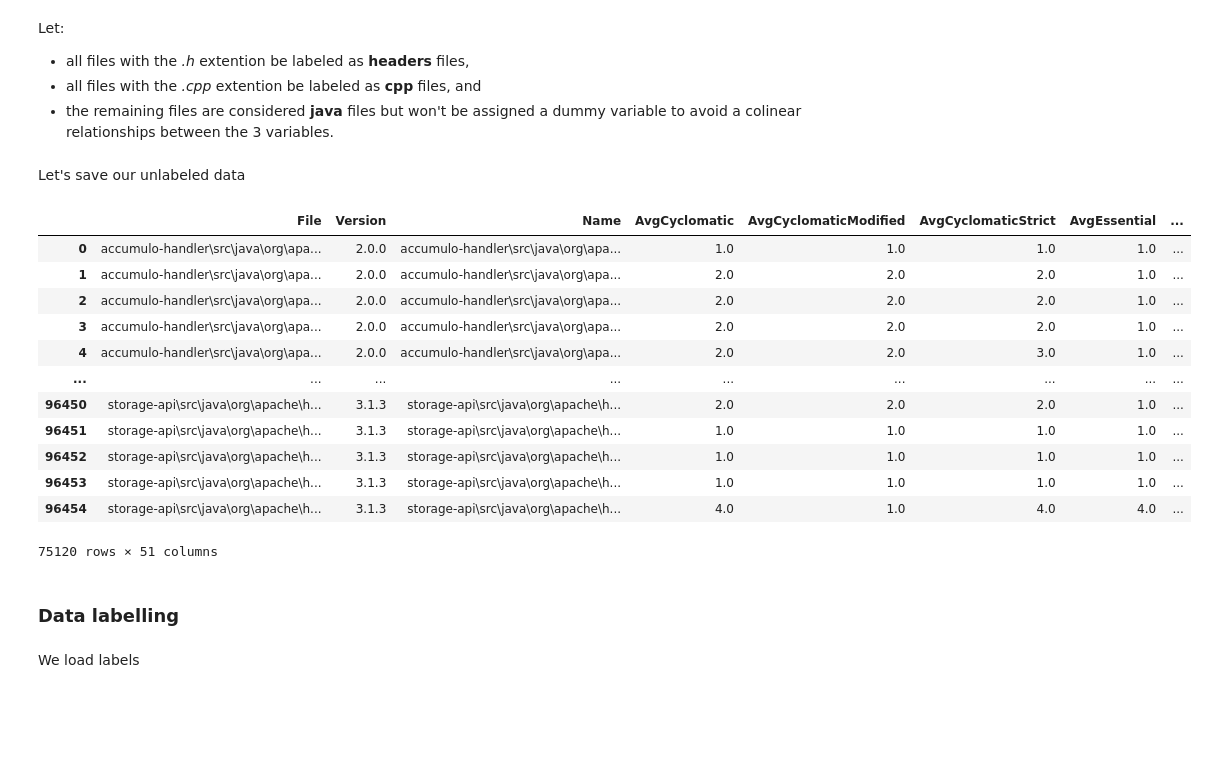
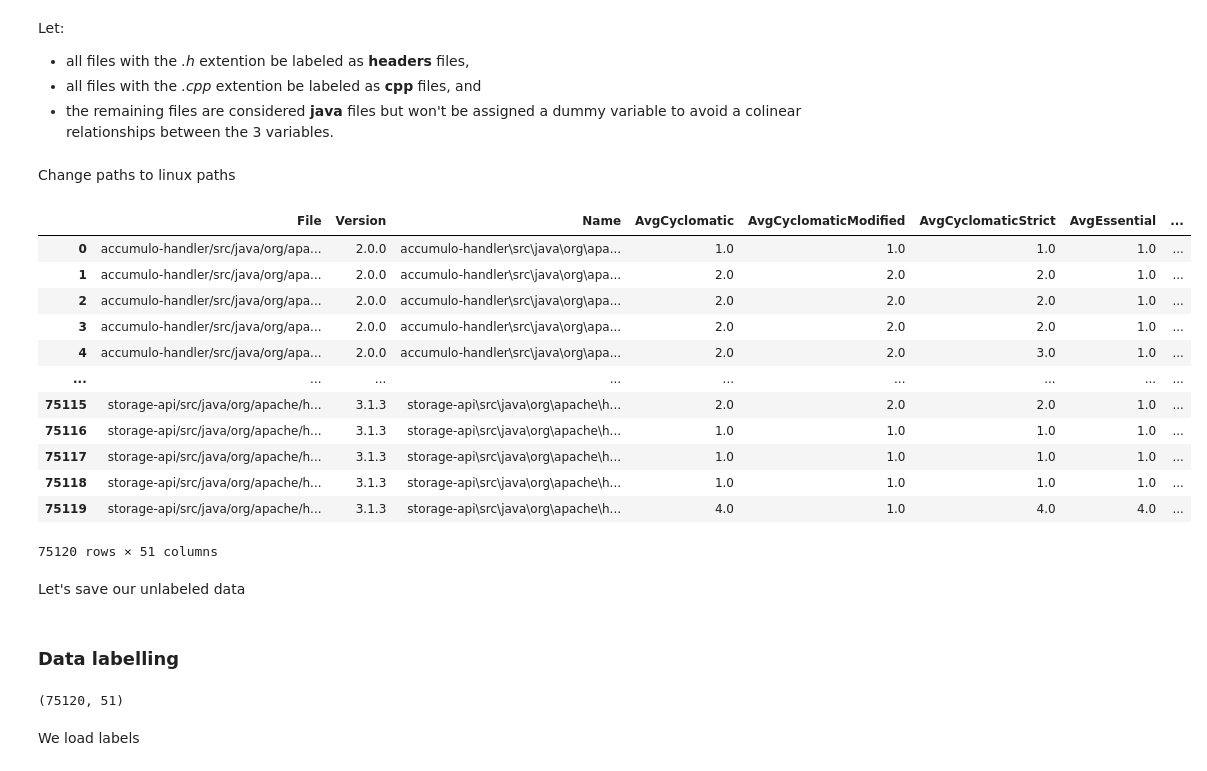
Before and after one commit to ahenrij/ets-mgl869-hive, a Jupyter notebook: src/lab/notebooks/dataset.ipynb, the cells around one changed output. Drawn from its saved outputs; the diff is of its cells as text; code cells hidden in the pictures; blank space fills up the shorter version.

Commit message:
unlabeled data updated

```diff
--- a/src/lab/notebooks/dataset.ipynb
+++ b/src/lab/notebooks/dataset.ipynb
@@ -320,27 +320,42 @@ Let:
 
 unlabeled_data["IsHeader"] = unlabeled_data["File"].str.endswith(".h")
 unlabeled_data["IsCpp"]  = unlabeled_data["File"].str.endswith(".cpp")
+# %% [markdown]
+Change paths to linux paths
+# %%
+def to_linux_path(val: str):
+    if "\\" in str(val):
+        return val.replace("\\", "/")
+    else:
+        return val
+
+unlabeled_data["File"] = unlabeled_data["File"].apply(to_linux_path)
+unlabeled_data
+# %% [output]
+|  | File | Version | Name | AvgCyclomatic | AvgCyclomaticModified | AvgCyclomaticStrict | AvgEssential | ... |
+| 0 | accumulo-handler/src/java/org/apa... | 2.0.0 | accumulo-handler\src\java\org\apa... | 1.0 | 1.0 | 1.0 | 1.0 | ... |
+| 1 | accumulo-handler/src/java/org/apa... | 2.0.0 | accumulo-handler\src\java\org\apa... | 2.0 | 2.0 | 2.0 | 1.0 | ... |
+| 2 | accumulo-handler/src/java/org/apa... | 2.0.0 | accumulo-handler\src\java\org\apa... | 2.0 | 2.0 | 2.0 | 1.0 | ... |
+| 3 | accumulo-handler/src/java/org/apa... | 2.0.0 | accumulo-handler\src\java\org\apa... | 2.0 | 2.0 | 2.0 | 1.0 | ... |
+| 4 | accumulo-handler/src/java/org/apa... | 2.0.0 | accumulo-handler\src\java\org\apa... | 2.0 | 2.0 | 3.0 | 1.0 | ... |
+| ... | ... | ... | ... | ... | ... | ... | ... | ... |
+| 75115 | storage-api/src/java/org/apache/h... | 3.1.3 | storage-api\src\java\org\apache\h... | 2.0 | 2.0 | 2.0 | 1.0 | ... |
+| 75116 | storage-api/src/java/org/apache/h... | 3.1.3 | storage-api\src\java\org\apache\h... | 1.0 | 1.0 | 1.0 | 1.0 | ... |
+| 75117 | storage-api/src/java/org/apache/h... | 3.1.3 | storage-api\src\java\org\apache\h... | 1.0 | 1.0 | 1.0 | 1.0 | ... |
+| 75118 | storage-api/src/java/org/apache/h... | 3.1.3 | storage-api\src\java\org\apache\h... | 1.0 | 1.0 | 1.0 | 1.0 | ... |
+| 75119 | storage-api/src/java/org/apache/h... | 3.1.3 | storage-api\src\java\org\apache\h... | 4.0 | 1.0 | 4.0 | 4.0 | ... |
+75120 rows × 51 columns
 # %% [markdown]
 Let's save our unlabeled data
 # %%
 unlabeled_data.to_csv(OUTPUT_DIR + f"hive-unlabeled-data.csv", index=False)
-unlabeled_data
-# %% [output]
-|  | File | Version | Name | AvgCyclomatic | AvgCyclomaticModified | AvgCyclomaticStrict | AvgEssential | ... |
-| 0 | accumulo-handler\src\java\org\apa... | 2.0.0 | accumulo-handler\src\java\org\apa... | 1.0 | 1.0 | 1.0 | 1.0 | ... |
-| 1 | accumulo-handler\src\java\org\apa... | 2.0.0 | accumulo-handler\src\java\org\apa... | 2.0 | 2.0 | 2.0 | 1.0 | ... |
-| 2 | accumulo-handler\src\java\org\apa... | 2.0.0 | accumulo-handler\src\java\org\apa... | 2.0 | 2.0 | 2.0 | 1.0 | ... |
-| 3 | accumulo-handler\src\java\org\apa... | 2.0.0 | accumulo-handler\src\java\org\apa... | 2.0 | 2.0 | 2.0 | 1.0 | ... |
-| 4 | accumulo-handler\src\java\org\apa... | 2.0.0 | accumulo-handler\src\java\org\apa... | 2.0 | 2.0 | 3.0 | 1.0 | ... |
-| ... | ... | ... | ... | ... | ... | ... | ... | ... |
-| 96450 | storage-api\src\java\org\apache\h... | 3.1.3 | storage-api\src\java\org\apache\h... | 2.0 | 2.0 | 2.0 | 1.0 | ... |
-| 96451 | storage-api\src\java\org\apache\h... | 3.1.3 | storage-api\src\java\org\apache\h... | 1.0 | 1.0 | 1.0 | 1.0 | ... |
-| 96452 | storage-api\src\java\org\apache\h... | 3.1.3 | storage-api\src\java\org\apache\h... | 1.0 | 1.0 | 1.0 | 1.0 | ... |
-| 96453 | storage-api\src\java\org\apache\h... | 3.1.3 | storage-api\src\java\org\apache\h... | 1.0 | 1.0 | 1.0 | 1.0 | ... |
-| 96454 | storage-api\src\java\org\apache\h... | 3.1.3 | storage-api\src\java\org\apache\h... | 4.0 | 1.0 | 4.0 | 4.0 | ... |
-75120 rows × 51 columns
 # %% [markdown]
 ### Data labelling
+# %%
+unlabeled_data = pd.read_csv(OUTPUT_DIR + "hive-unlabeled-data.csv")
+unlabeled_data.shape
+# %% [output]
+(75120, 51)
 # %% [markdown]
 We load labels
 # %%
```
Also changed, not shown: parts of 5 cells of this notebook, 1 other file.
